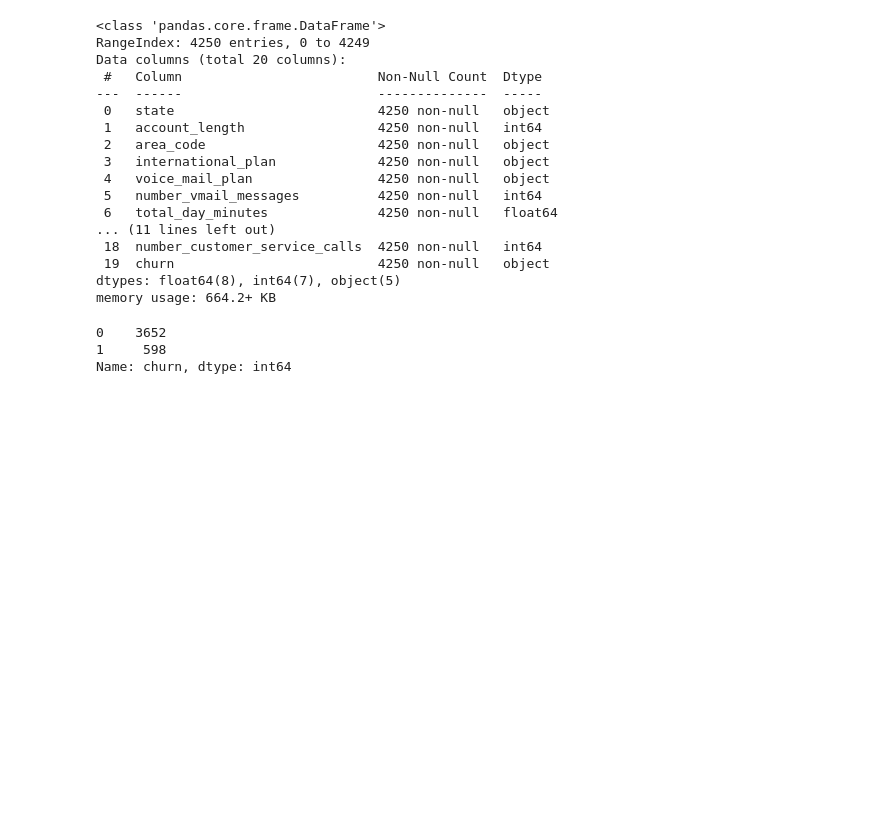
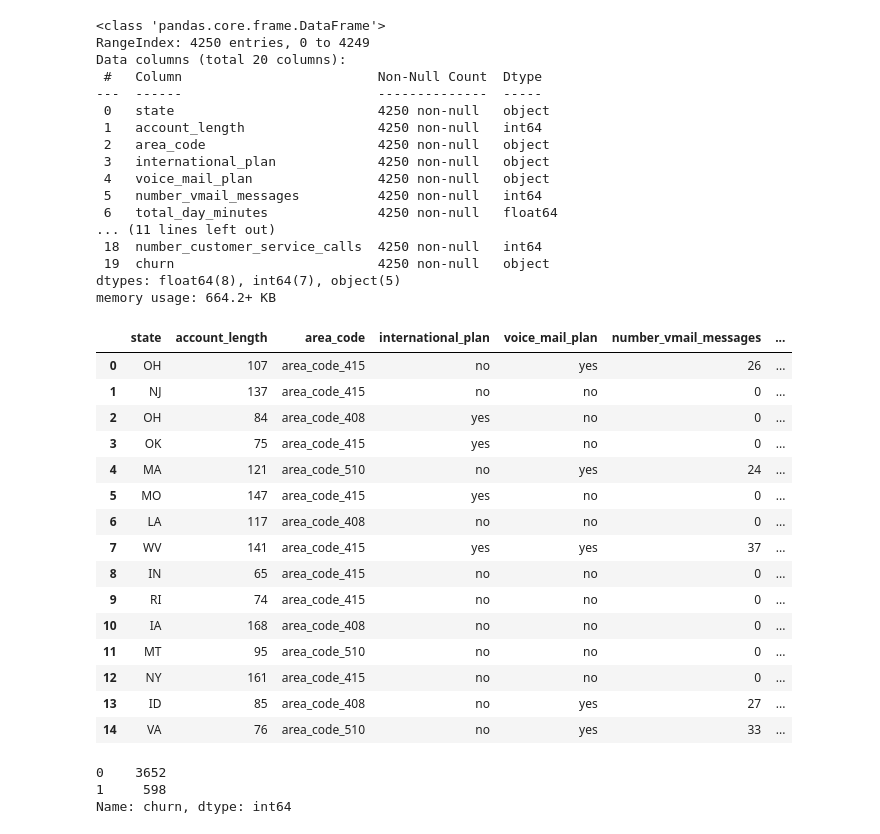
Before and after one commit to Ibmaria/From-Machine-Learning-Models-To-WebAPI, a Jupyter notebook: CustomerchurnAPI/notebooks/ChurnModel.ipynb, the cells around one changed output. Cells and saved outputs as stored; diff of their text form; code cells hidden in the pictures; blank space fills up the shorter version.

```diff
--- a/CustomerchurnAPI/notebooks/ChurnModel.ipynb
+++ b/CustomerchurnAPI/notebooks/ChurnModel.ipynb
@@ -133,6 +133,25 @@ Data columns (total 20 columns):
  19  churn                          4250 non-null   object
 dtypes: float64(8), int64(7), object(5)
 memory usage: 664.2+ KB
+# %%
+df_churn.head(15)
+# %% [output]
+|  | state | account_length | area_code | international_plan | voice_mail_plan | number_vmail_messages | ... |
+| 0 | OH | 107 | area_code_415 | no | yes | 26 | ... |
+| 1 | NJ | 137 | area_code_415 | no | no | 0 | ... |
+| 2 | OH | 84 | area_code_408 | yes | no | 0 | ... |
+| 3 | OK | 75 | area_code_415 | yes | no | 0 | ... |
+| 4 | MA | 121 | area_code_510 | no | yes | 24 | ... |
+| 5 | MO | 147 | area_code_415 | yes | no | 0 | ... |
+| 6 | LA | 117 | area_code_408 | no | no | 0 | ... |
+| 7 | WV | 141 | area_code_415 | yes | yes | 37 | ... |
+| 8 | IN | 65 | area_code_415 | no | no | 0 | ... |
+| 9 | RI | 74 | area_code_415 | no | no | 0 | ... |
+| 10 | IA | 168 | area_code_408 | no | no | 0 | ... |
+| 11 | MT | 95 | area_code_510 | no | no | 0 | ... |
+| 12 | NY | 161 | area_code_415 | no | no | 0 | ... |
+| 13 | ID | 85 | area_code_408 | no | yes | 27 | ... |
+| 14 | VA | 76 | area_code_510 | no | yes | 33 | ... |
 # %%
 #df_churn['account_length']=np.log1p(df_churn['account_length'])
 #df_churn['number_vmail_messages']=np.log1p(df_churn['number_vmail_messages'])
```
Also changed, not shown: 20 other files.
